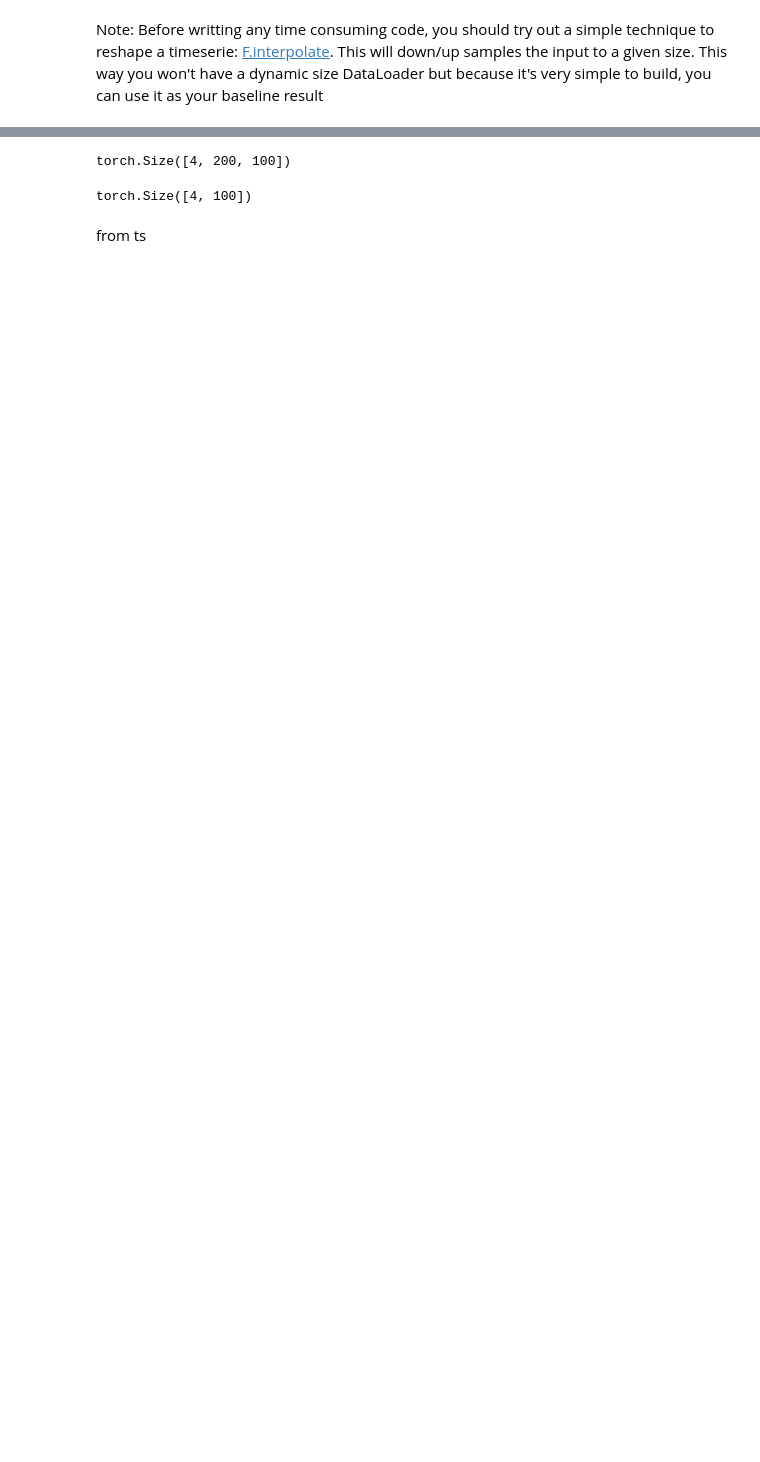
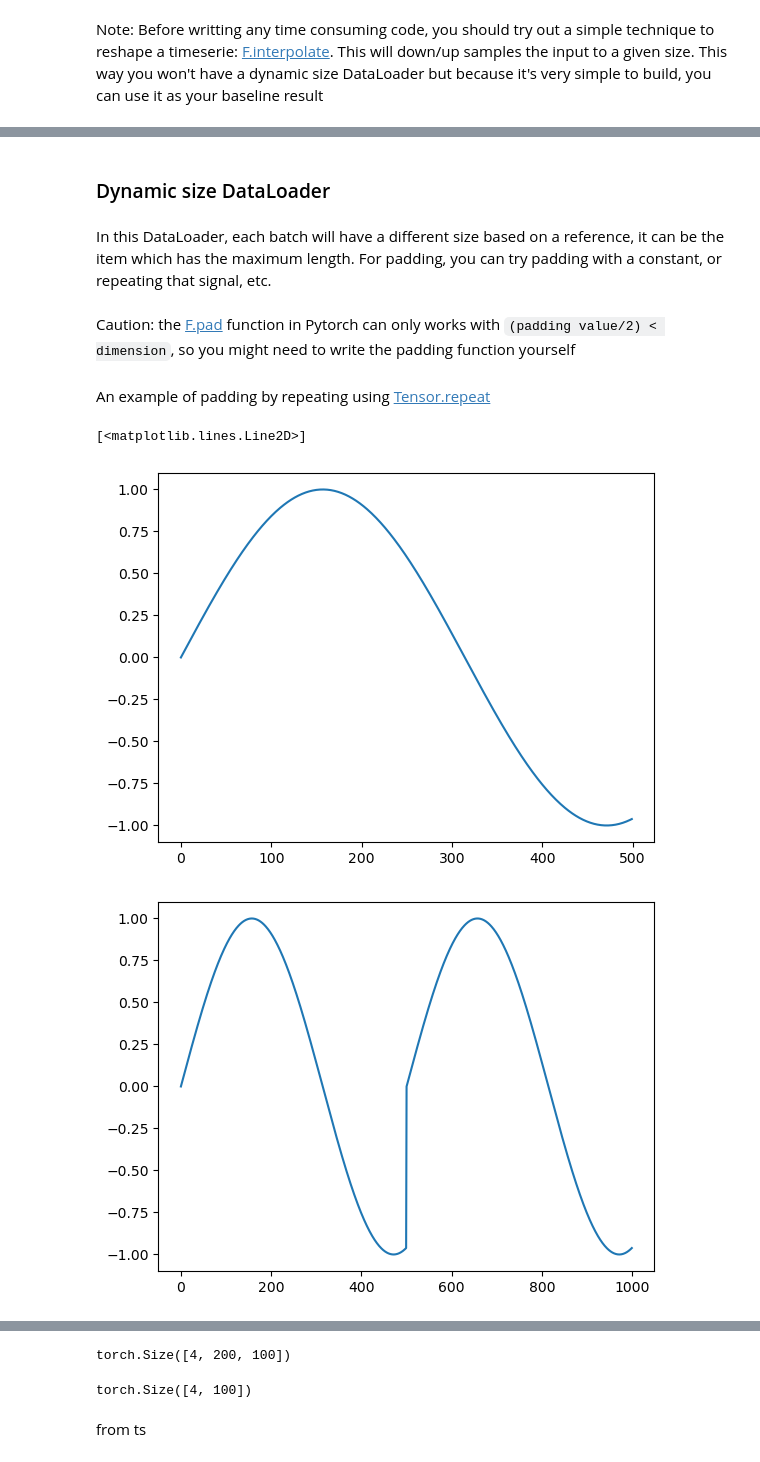
Before and after one commit to dienhoa/dhblog, a Jupyter notebook: posts/ts_dataloaders.ipynb, the cells around one changed output, grey strips where cells are left out. Saved outputs shown, nothing was run; the diff lists cells and outputs as text; code cells hidden in the pictures; blank space fills up the shorter version.

```diff
--- a/posts/ts_dataloaders.ipynb
+++ b/posts/ts_dataloaders.ipynb
@@ -105,0 +121,18 @@ plt.plot(x)
+# %% [markdown]
+### Dynamic size DataLoader
+# %% [markdown]
+In this DataLoader, each batch will have a different size based on a reference, it can be the item which has the maximum length. For padding, you can try padding with a constant, or repeating that signal, etc.
+# %% [markdown]
+Caution: the [F.pad](https://pytorch.org/docs/stable/generated/torch.nn.functional.pad.html) function in Pytorch can only works with `(padding value/2) < dimension`, so you might need to write the padding function yourself
+# %% [markdown]
+An example of padding by repeating using [Tensor.repeat](https://pytorch.org/docs/stable/generated/torch.Tensor.repeat.html)
+# %%
+x = torch.sin(torch.arange(0,5,0.01))
+# %%
+plt.plot(x)
+plt.figure()
+plt.plot(x.repeat(2))
+# %% [output]
+[<matplotlib.lines.Line2D>]
+[figure, added]
+[figure, added]
```
Also changed, not shown: parts of 29 cells of this notebook.
